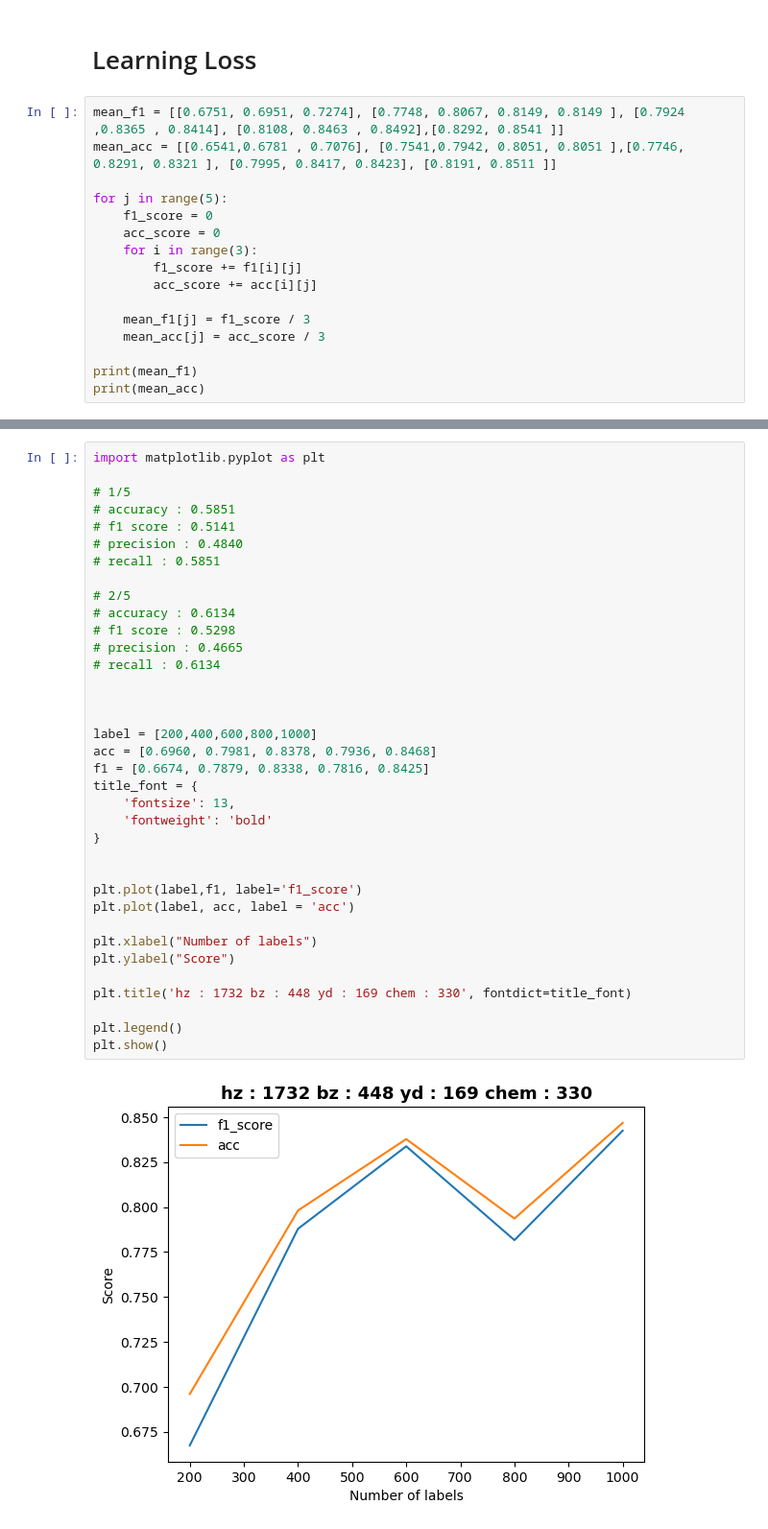
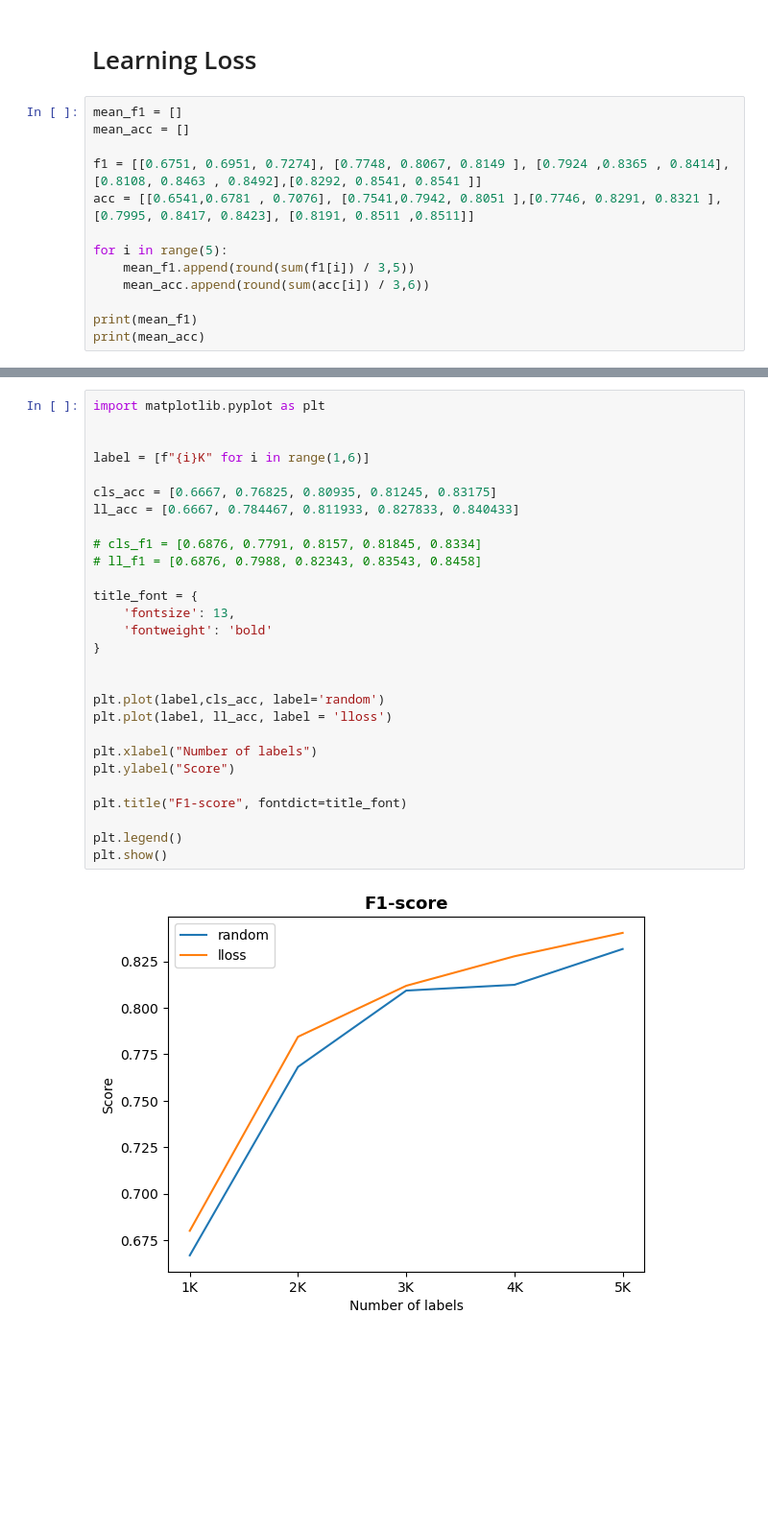
Before and after one commit to lbg030/DeepLearning, a Jupyter notebook: visualization.ipynb, the cells around one changed output, grey strips where cells are left out. Shown at 96% size. Saved outputs shown, nothing was run; the diff lists cells and outputs as text; blank space fills up the shorter version.

```diff
--- a/visualization.ipynb
+++ b/visualization.ipynb
@@ -6,18 +6,15 @@ f1 = [[0.6674, 0.7879, 0.8338, 0.7816, 0.8425]]
 # %% [markdown]
 # Learning Loss
 # %%
-mean_f1 = [[0.6751, 0.6951, 0.7274], [0.7748, 0.8067, 0.8149, 0.8149 ], [0.7924 ,0.8365 , 0.8414], [0.8108, 0.8463 , 0.8492],[0.8292, 0.8541 ]]
-mean_acc = [[0.6541,0.6781 , 0.7076], [0.7541,0.7942, 0.8051, 0.8051 ],[0.7746, 0.8291, 0.8321 ], [0.7995, 0.8417, 0.8423], [0.8191, 0.8511 ]]
+mean_f1 = []
+mean_acc = []
 
-for j in range(5):
-    f1_score = 0
-    acc_score = 0
-    for i in range(3):
-        f1_score += f1[i][j]
-        acc_score += acc[i][j]
+f1 = [[0.6751, 0.6951, 0.7274], [0.7748, 0.8067, 0.8149 ], [0.7924 ,0.8365 , 0.8414], [0.8108, 0.8463 , 0.8492],[0.8292, 0.8541, 0.8541 ]]
+acc = [[0.6541,0.6781 , 0.7076], [0.7541,0.7942, 0.8051 ],[0.7746, 0.8291, 0.8321 ], [0.7995, 0.8417, 0.8423], [0.8191, 0.8511 ,0.8511]]
 
-    mean_f1[j] = f1_score / 3
-    mean_acc[j] = acc_score / 3
+for i in range(5):
+    mean_f1.append(round(sum(f1[i]) / 3,5))
+    mean_acc.append(round(sum(acc[i]) / 3,6))
 
 print(mean_f1)
 print(mean_acc)
@@ -24,38 +24,30 @@ print(mean_acc)
 # %%
 import matplotlib.pyplot as plt
 
-# 1/5
-# accuracy : 0.5851
-# f1 score : 0.5141
-# precision : 0.4840
-# recall : 0.5851
 
-# 2/5
-# accuracy : 0.6134
-# f1 score : 0.5298
-# precision : 0.4665
-# recall : 0.6134
+label = [f"{i}K" for i in range(1,6)]
 
+cls_acc = [0.6667, 0.76825, 0.80935, 0.81245, 0.83175]
+ll_acc = [0.6667, 0.784467, 0.811933, 0.827833, 0.840433]
 
+# cls_f1 = [0.6876, 0.7791, 0.8157, 0.81845, 0.8334]
+# ll_f1 = [0.6876, 0.7988, 0.82343, 0.83543, 0.8458]
 
-label = [200,400,600,800,1000]
-acc = [0.6960, 0.7981, 0.8378, 0.7936, 0.8468]
-f1 = [0.6674, 0.7879, 0.8338, 0.7816, 0.8425]
 title_font = {
     'fontsize': 13,
     'fontweight': 'bold'
 }
 
 
-plt.plot(label,f1, label='f1_score')
-plt.plot(label, acc, label = 'acc')
+plt.plot(label,cls_acc, label='random')
+plt.plot(label, ll_acc, label = 'lloss')
 
 plt.xlabel("Number of labels")
 plt.ylabel("Score")
 
-plt.title('hz : 1732 bz : 448 yd : 169 chem : 330', fontdict=title_font)
+plt.title("F1-score", fontdict=title_font)
 
 plt.legend()
 plt.show()
 # %% [output]
-[figure, old version]
+[figure, new version]
```
Also changed, not shown: parts of 2 cells of this notebook, 59 other files.
